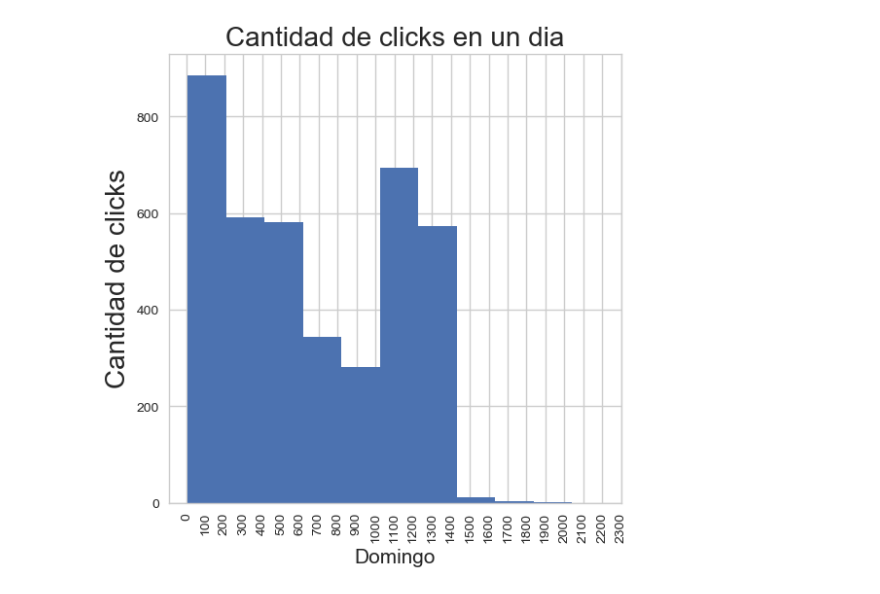
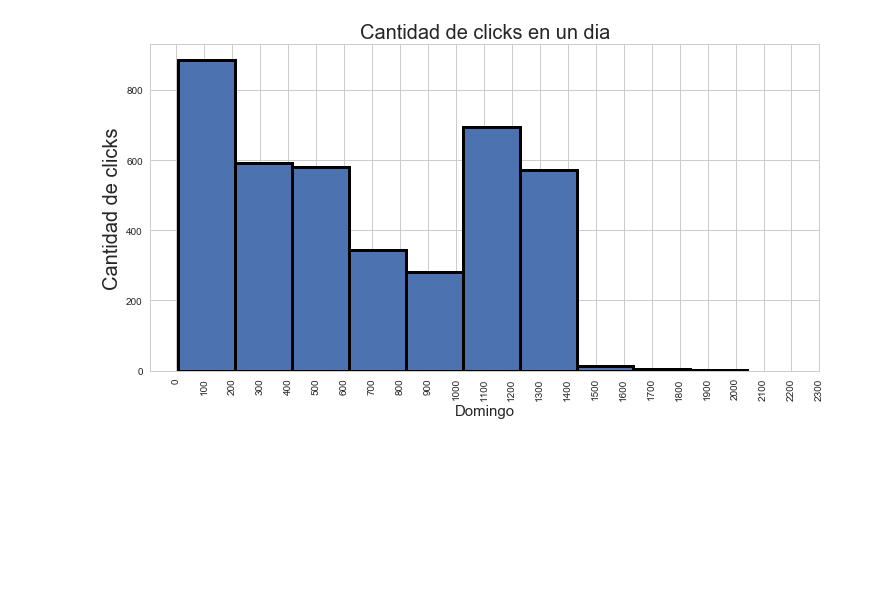
Before and after one commit to LucasCatolino/Organizacion-de-Datos, a Jupyter notebook: TP1.ipynb, the cells around one changed output. Drawn from its saved outputs; the diff is of its cells as text; code cells hidden in the pictures; blank space fills up the shorter version.

```diff
--- a/TP1.ipynb
+++ b/TP1.ipynb
@@ -11,7 +11,7 @@ plt.style.use('default')
 sns.set(style="whitegrid")
 pd.options.display.float_format= '{:20,.2f}'.format
 # %%
-clicks= pd.read_csv('C:/Users/Lucas/Documents/Datos TP/clicks.csv.gzip',compression='gzip',engine='python')
+clicks= pd.read_csv('Datos\clicks.csv.gzip',compression='gzip',engine='python')
 #clicks['dia'] = pd.to_datetime(clicks['created']).dt.date
 #clicks['hora'] = pd.to_datetime(clicks['created']).dt.time
 #clicks.drop(['created'], axis=1, inplace=True)
@@ -104,9 +104,9 @@ plt.title('Cantidad de clicks en un dia', fontsize=20);
 # %%
-dia6.hist(column='hora', grid=True, figsize=(6,6), xrot=90, xlabelsize=10, ylabelsize=10);
+dia6.hist(column='hora', grid=True,edgecolor = "Black", linewidth =3, figsize=(12,6), xrot=90, xlabelsize=10, ylabelsize=10);
 plt.xticks(range(0,2359,100));
 plt.xlabel('Domingo', fontsize=15);
 plt.ylabel('Cantidad de clicks', fontsize=20)
 plt.title('Cantidad de clicks en un dia', fontsize=20);
 # %% [output]
-[figure, old version]
+[figure, new version]
 # %%
```
Also changed, not shown: parts of 8 cells of this notebook.
